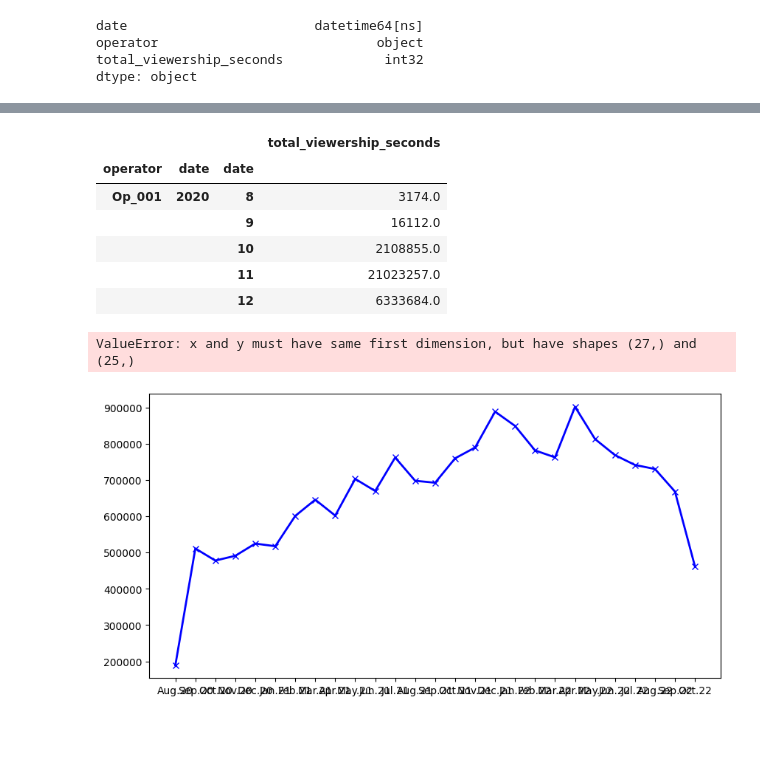
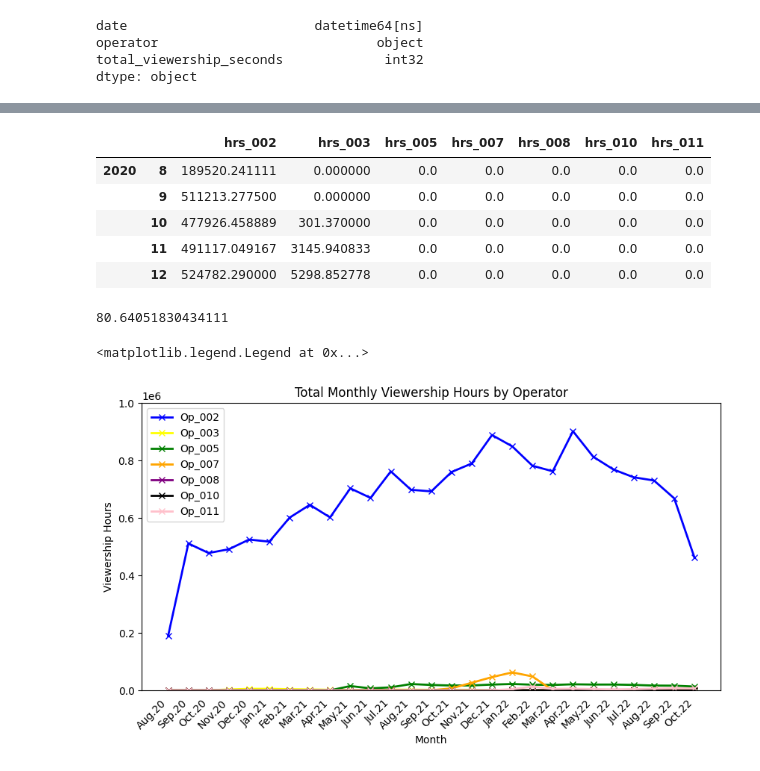
Before and after one commit to Peter-Nguyen96/Capstone-Project-Analytics-Dashboard-and-ML-Model, a Jupyter notebook: Initial EDA/Plots_Viewership.ipynb, the cells around one changed output, grey strips where cells are left out. Drawn from its saved outputs; the diff is of its cells as text; code cells hidden in the pictures; blank space fills up the shorter version.

```diff
--- a/Initial EDA/Plots_Viewership.ipynb
+++ b/Initial EDA/Plots_Viewership.ipynb
@@ -1000,0 +1218,3 @@ dtype: object
+# %%
+op11 = op11 / 3600
+op11
@@ -1000,0 +1234,4 @@ dtype: object
+# %%
+op11.index = pd.DatetimeIndex(op11.index)
+op11 = op11.reindex(idx, fill_value=0)
+print(op11)
@@ -1000,0 +1256,4 @@ dtype: object
+# %%
+data = {'hrs_002': op02, 'hrs_003': op03, 'hrs_005': op05, 'hrs_007': op07, 'hrs_008': op08, 'hrs_010': op10, 'hrs_011': op11}
+new_operators_df = pd.DataFrame(data=data)
+new_operators_df.head()
@@ -1000,0 +1267,10 @@ dtype: object
+# %%
+new_operators_df = new_operators_df.groupby([new_operators_df.index.year,new_operators_df.index.month]).sum()
+new_operators_df.head()
+# %% [output]
+|  |  | hrs_002 | hrs_003 | hrs_005 | hrs_007 | hrs_008 | hrs_010 | hrs_011 |
+| 2020 | 8 | 189520.241111 | 0.000000 | 0.0 | 0.0 | 0.0 | 0.0 | 0.0 |
+|  | 9 | 511213.277500 | 0.000000 | 0.0 | 0.0 | 0.0 | 0.0 | 0.0 |
+|  | 10 | 477926.458889 | 301.370000 | 0.0 | 0.0 | 0.0 | 0.0 | 0.0 |
+|  | 11 | 491117.049167 | 3145.940833 | 0.0 | 0.0 | 0.0 | 0.0 | 0.0 |
+|  | 12 | 524782.290000 | 5298.852778 | 0.0 | 0.0 | 0.0 | 0.0 | 0.0 |
@@ -1001,52 +1294,47 @@ dtype: object
+# %%
+pct_hrs_002
+# %% [output]
+80.64051830434111
 # %%
 # Group dataframe by date
-sorted_operators_df = operators_df.groupby(['operator',operators_df['date'].dt.year,operators_df['date'].dt.month]).sum()
-sorted_operators_df.head()
+# sorted_operators_df = operators_df.groupby(['operator',operators_df['date'].dt.year,operators_df['date'].dt.month]).sum()
+# sorted_operators_df.head()
-# %% [output]
-|  |  |  | total_viewership_seconds |
-| operator | date | date |  |
-| Op_001 | 2020 | 8 | 3174.0 |
-|  |  | 9 | 16112.0 |
-|  |  | 10 | 2108855.0 |
-|  |  | 11 | 21023257.0 |
-|  |  | 12 | 6333684.0 |
 # %%
 # Plot monthly viewership by operator
 
 # Set the x-axis to a list of strings for each month.
 months = ["Aug.20", "Sep.20", "Oct.20", "Nov.20", "Dec.20", "Jan.21", "Feb.21", "Mar.21", "Apr.21", "May.21", "Jun.21", "Jul.21", "Aug.21", "Sep.21", "Oct.21", "Nov.21", "Dec.21", "Jan.22", "Feb.22", "Mar.22", "Apr.22", "May.22", "Jun.22", "Jul.22", "Aug.22", "Sep.22", "Oct.22"]
 
 # Create the plot
 plt.rcParams["figure.figsize"] = (10, 5)
-op02_viewership = plt.plot(months, op02_viewership_by_month, label='Op_002', color='blue', marker='x', linewidth=2, markersize=6)
-op03_viewership = plt.plot(months, op03_viewership_by_month, label='Op_003', color='yellow', marker='x', linewidth=2, markersize=6)
-op05_viewership = plt.plot(months, op05_viewership_by_month, label='Op_005', color='green', marker='x', linewidth=2, markersize=6)
-op07_viewership = plt.plot(months, op07_viewership_by_month, label='Op_007', color='orange', marker='x', linewidth=2, markersize=6)
-op08_viewership = plt.plot(months, op08_viewership_by_month, label='Op_008', color='purple', marker='x', linewidth=2, markersize=6)
-op10_viewership = plt.plot(months, op10_viewership_by_month, label='Op_010', color='black', marker='x', linewidth=2, markersize=6)
-op11_viewership = plt.plot(months, op11_viewership_by_month, label='Op_011', color='pink', marker='x', linewidth=2, markersize=6)
-opuk_viewership = plt.plot(months, opuk_viewership_by_month, label='Unknown', color='brown', marker='x', linewidth=2, markersize=6)
+op02_viewership = plt.plot(months, new_operators_df['hrs_002'], label='Op_002', color='blue', marker='x', linewidth=2, markersize=6)
+op03_viewership = plt.plot(months, new_operators_df['hrs_003'], label='Op_003', color='yellow', marker='x', linewidth=2, markersize=6)
+op05_viewership = plt.plot(months, new_operators_df['hrs_005'], label='Op_005', color='green', marker='x', linewidth=2, markersize=6)
+op07_viewership = plt.plot(months, new_operators_df['hrs_007'], label='Op_007', color='orange', marker='x', linewidth=2, markersize=6)
+op08_viewership = plt.plot(months, new_operators_df['hrs_008'], label='Op_008', color='purple', marker='x', linewidth=2, markersize=6)
+op10_viewership = plt.plot(months, new_operators_df['hrs_010'], label='Op_010', color='black', marker='x', linewidth=2, markersize=6)
+op11_viewership = plt.plot(months, new_operators_df['hrs_011'], label='Op_011', color='pink', marker='x', linewidth=2, markersize=6)
 plt.xticks(rotation=45, ha='right')
 
 # Create labels for the x and y axes.
 plt.xlabel("Month")
 plt.ylabel("Viewership Hours")
 
 # Set the y limit between 0 and 70000
-plt.ylim(0, 600000)
+plt.ylim(0, 1000000)
 
 # Format the y-axis values
 # current_values = plt.gca().get_yticks()
 # plt.gca().set_yticklabels(['{:,.0f}'.format(x) for x in current_values])
 
 # Remove the xticks
 plt.tick_params(bottom = False)
 
 # Create a title.
-plt.title("Total Viewership Hours by Month")
+plt.title("Total Monthly Viewership Hours by Operator")
 
 # Add the legend.
 plt.legend()
 # %% [output]
-ValueError: x and y must have same first dimension, but have shapes (27,) and (25,)
+<matplotlib.legend.Legend at 0x...>
-[figure, old version]
+[figure, new version]
```
Also changed, not shown: parts of 22 cells of this notebook.
